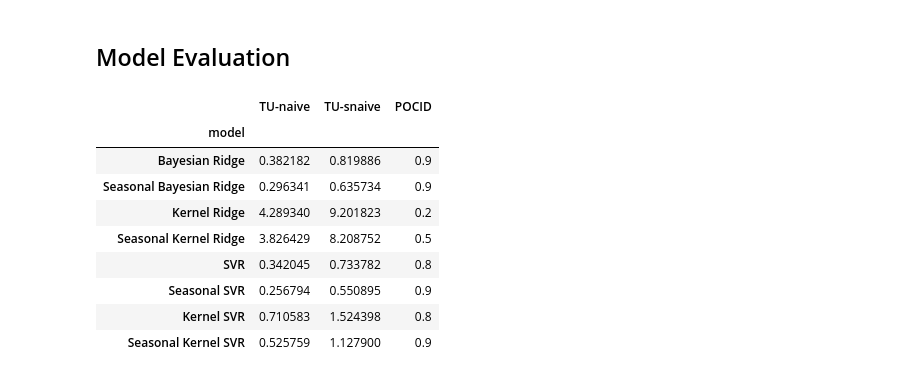
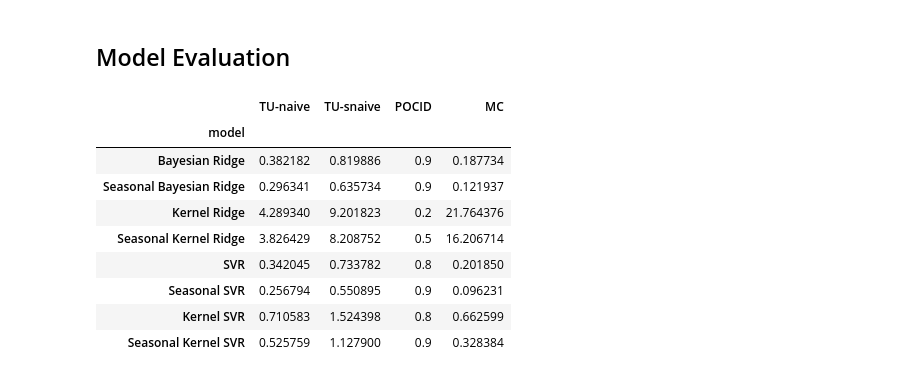
Before and after one commit to GDalforno/STL-Hybrid, a Jupyter notebook: EDA/WineRed.ipynb, the cells around one changed output. Saved outputs shown, nothing was run; the diff lists cells and outputs as text; code cells hidden in the pictures.

```diff
--- a/EDA/WineRed.ipynb
+++ b/EDA/WineRed.ipynb
@@ -163,37 +163,39 @@ plot_predictions(data[1], y_sksvr, "Seasonal Kernel SVR")
 # %%
 maes = np.array([
     mean_absolute_error(data[1], y_br), mean_absolute_error(data[1], y_sbr), mean_absolute_error(data[1], y_kr),
     mean_absolute_error(data[1], y_skr), mean_absolute_error(data[1], y_svr), mean_absolute_error(data[1], y_ssvr),
     mean_absolute_error(data[1], y_ksvr), mean_absolute_error(data[1], y_sksvr)
 ])
 
 pocids = np.array([
     pocid(data[1], y_br), pocid(data[1], y_sbr), pocid(data[1], y_kr), pocid(data[1], y_skr),
     pocid(data[1], y_svr), pocid(data[1], y_ssvr), pocid(data[1], y_ksvr), pocid(data[1], y_sksvr)
 ])
 
 tu_naive = maes / mean_absolute_error(data[1], y_naive)
 tu_snaive = maes / mean_absolute_error(data[1], y_snaive)
 
 error_table = {
     "model" : [
         "Bayesian Ridge", "Seasonal Bayesian Ridge", "Kernel Ridge", "Seasonal Kernel Ridge",
         "SVR", "Seasonal SVR", "Kernel SVR", "Seasonal Kernel SVR"],
     "TU-naive" : tu_naive,
     "TU-snaive" : tu_snaive,
     "POCID" : pocids
 }
 
 df = pd.DataFrame(error_table)
-df.set_index("model")
+df = df.set_index("model")
+df["MC"] = [multi_criteria(df.loc[i,:]) for i in df.index]
+df
 # %% [output]
-|  | TU-naive | TU-snaive | POCID |
-| model |  |  |  |
-| Bayesian Ridge | 0.382182 | 0.819886 | 0.9 |
-| Seasonal Bayesian Ridge | 0.296341 | 0.635734 | 0.9 |
-| Kernel Ridge | 4.289340 | 9.201823 | 0.2 |
-| Seasonal Kernel Ridge | 3.826429 | 8.208752 | 0.5 |
-| SVR | 0.342045 | 0.733782 | 0.8 |
-| Seasonal SVR | 0.256794 | 0.550895 | 0.9 |
-| Kernel SVR | 0.710583 | 1.524398 | 0.8 |
-| Seasonal Kernel SVR | 0.525759 | 1.127900 | 0.9 |
+|  | TU-naive | TU-snaive | POCID | MC |
+| model |  |  |  |  |
+| Bayesian Ridge | 0.382182 | 0.819886 | 0.9 | 0.187734 |
+| Seasonal Bayesian Ridge | 0.296341 | 0.635734 | 0.9 | 0.121937 |
+| Kernel Ridge | 4.289340 | 9.201823 | 0.2 | 21.764376 |
+| Seasonal Kernel Ridge | 3.826429 | 8.208752 | 0.5 | 16.206714 |
+| SVR | 0.342045 | 0.733782 | 0.8 | 0.201850 |
+| Seasonal SVR | 0.256794 | 0.550895 | 0.9 | 0.096231 |
+| Kernel SVR | 0.710583 | 1.524398 | 0.8 | 0.662599 |
+| Seasonal Kernel SVR | 0.525759 | 1.127900 | 0.9 | 0.328384 |
```
Also changed, not shown: parts of 1 cell of this notebook, 14 other files.
